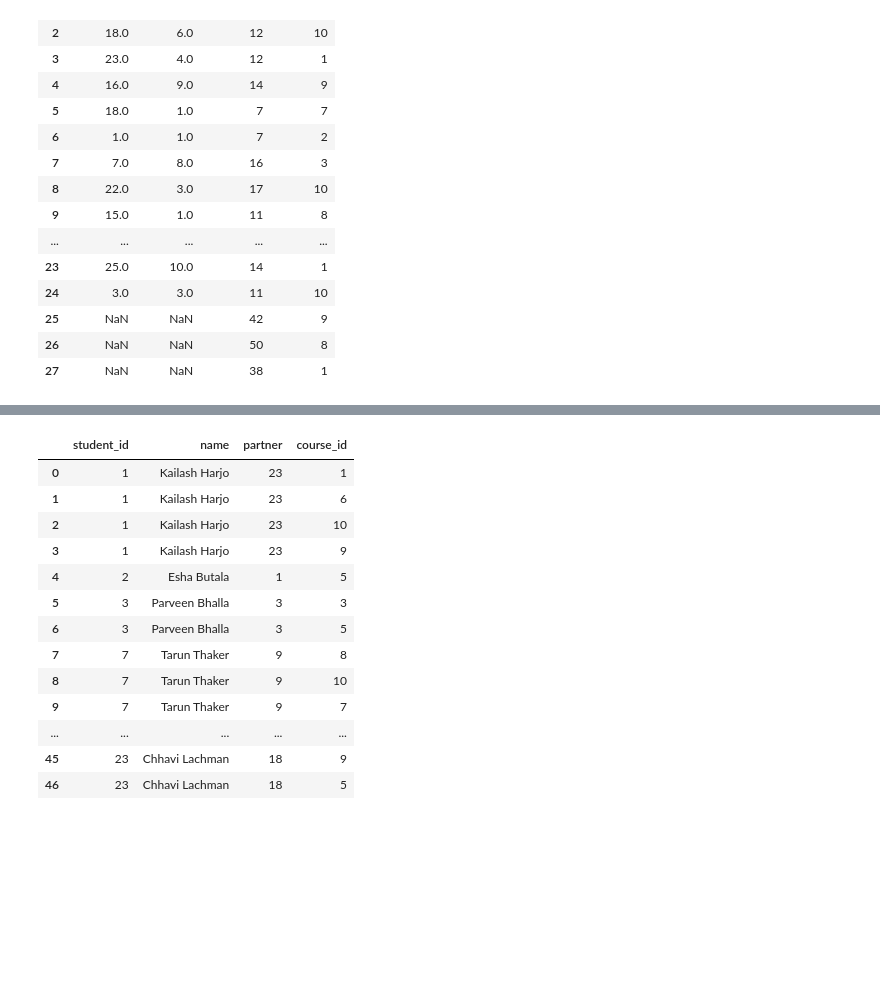
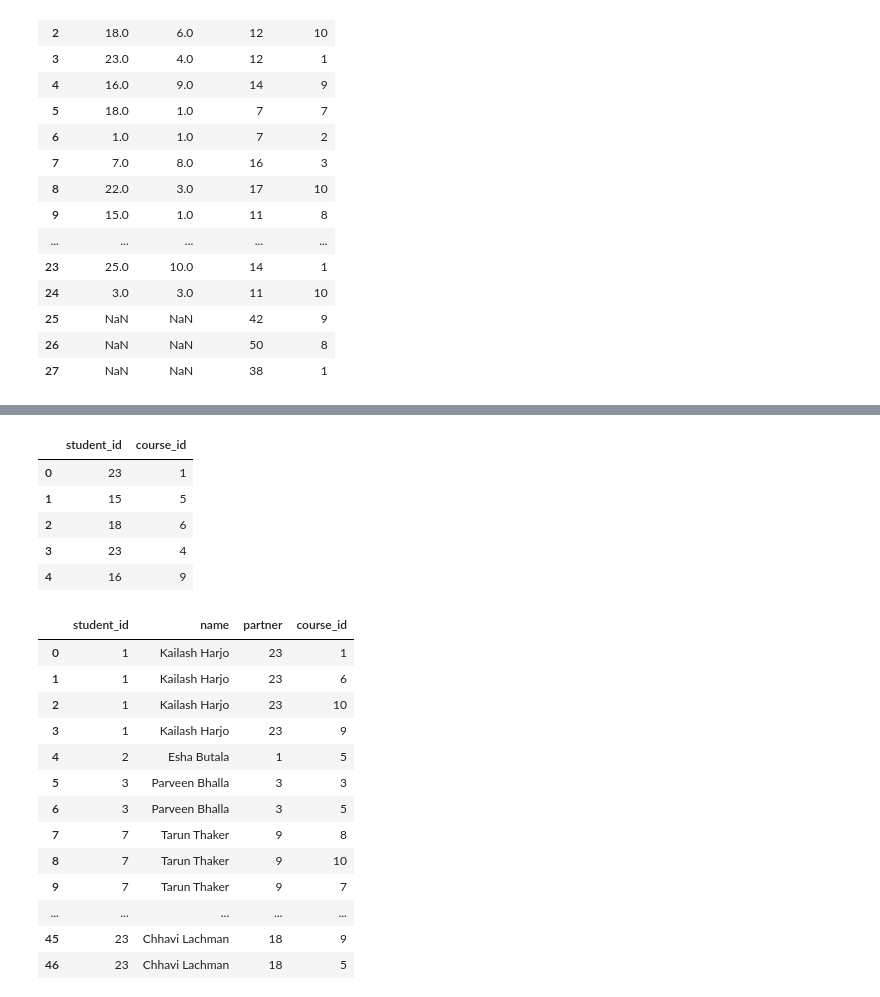
Before and after one commit to Rajatsingh900k/data-science-by-campusX, a Jupyter notebook: Pandas/week 2-Pandas data aggregation and groupby/session_20_merging.ipynb, the cells around one changed output, grey strips where cells are left out. Saved outputs shown, nothing was run; the diff lists cells and outputs as text; code cells hidden in the pictures; blank space fills up the shorter version.

```diff
--- a/Pandas/week 2-Pandas data aggregation and groupby/session_20_merging.ipynb
+++ b/Pandas/week 2-Pandas data aggregation and groupby/session_20_merging.ipynb
@@ -108,3 +332,12 @@ pd.concat([nov,dec],axis=1)
+# %%
+regs.head(5)
+# %% [output]
+|  | student_id | course_id |
+| 0 | 23 | 1 |
+| 1 | 15 | 5 |
+| 2 | 18 | 6 |
+| 3 | 23 | 4 |
+| 4 | 16 | 9 |
 # %%
 # inner join, give the common of both the tables(only takes out the data
 # which is common in both the table and make a new table or joined new table with that data.)
```
Also changed, not shown: parts of 3 cells of this notebook.
